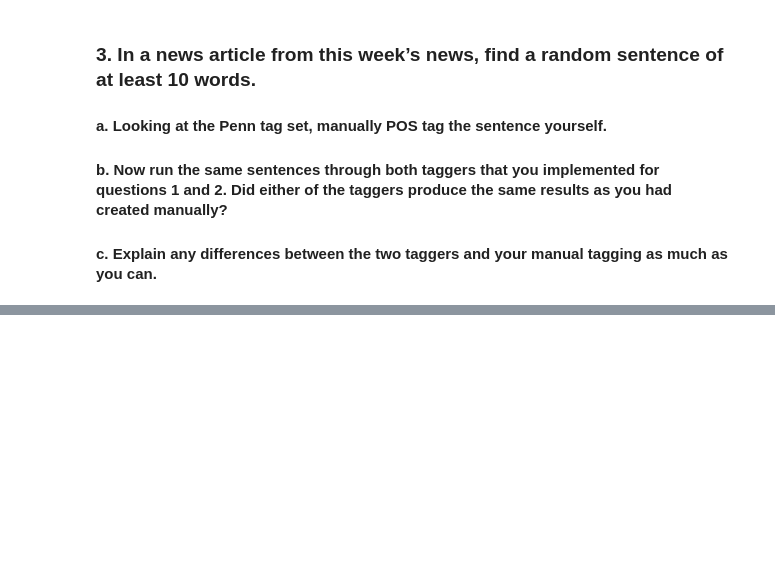
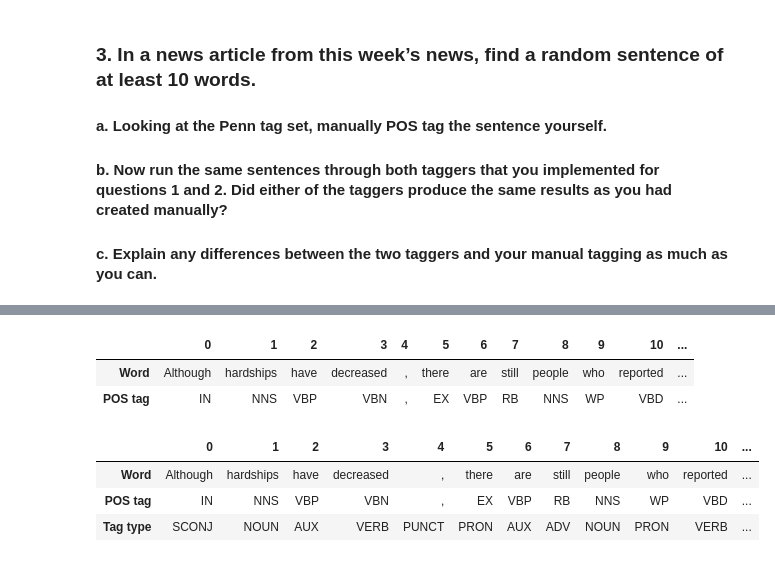
Before and after one commit to jjschueder/NLP, a Jupyter notebook: JJS_Homework4.ipynb, the cells around one changed output, grey strips where cells are left out. Cells and saved outputs as stored; diff of their text form; code cells hidden in the pictures; blank space fills up the shorter version.

```diff
--- a/JJS_Homework4.ipynb
+++ b/JJS_Homework4.ipynb
@@ -103,3 +147,6 @@ WRB: Wh-adverb
 #### a.	Looking at the Penn tag set, manually POS tag the sentence yourself.
 #### b.	Now run the same sentences through both taggers that you implemented for questions 1 and 2. Did either of the taggers produce the same results as you had created manually?
 #### c.	Explain any differences between the two taggers and your manual tagging as much as you can.
+# %%
+#https://www.usatoday.com/story/news/health/2021/06/04/pandemic-misery-hits-most-covid-halts-mission-impossible-filming/7527604002/
+news_sentence = 'Although hardships have decreased, there are still people who reported at least one form of economic distress in March 2021.'
@@ -105,0 +158,19 @@ WRB: Wh-adverb
+# %%
+# POS tagging with nltk
+nltk_pos_tagged = nltk.pos_tag(nltk.word_tokenize(news_sentence))
+pd.DataFrame(nltk_pos_tagged, columns=['Word', 'POS tag']).T
+# %% [output]
+|  | 0 | 1 | 2 | 3 | 4 | 5 | 6 | 7 | 8 | 9 | 10 | ... |
+| Word | Although | hardships | have | decreased | , | there | are | still | people | who | reported | ... |
+| POS tag | IN | NNS | VBP | VBN | , | EX | VBP | RB | NNS | WP | VBD | ... |
+# %%
+## POS tagging with spacey
+sentence_nlp = nlp(news_sentence)
+# POS tagging with Spacy
+spacy_pos_tagged = [(word, word.tag_, word.pos_) for word in sentence_nlp]
+pd.DataFrame(spacy_pos_tagged, columns=['Word', 'POS tag', 'Tag type']).T
+# %% [output]
+|  | 0 | 1 | 2 | 3 | 4 | 5 | 6 | 7 | 8 | 9 | 10 | ... |
+| Word | Although | hardships | have | decreased | , | there | are | still | people | who | reported | ... |
+| POS tag | IN | NNS | VBP | VBN | , | EX | VBP | RB | NNS | WP | VBD | ... |
+| Tag type | SCONJ | NOUN | AUX | VERB | PUNCT | PRON | AUX | ADV | NOUN | PRON | VERB | ... |
```
Also changed, not shown: parts of 10 cells of this notebook.
